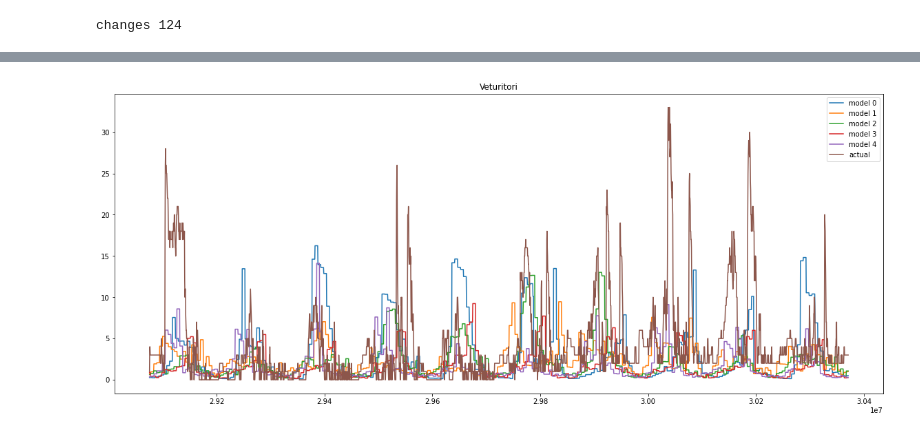
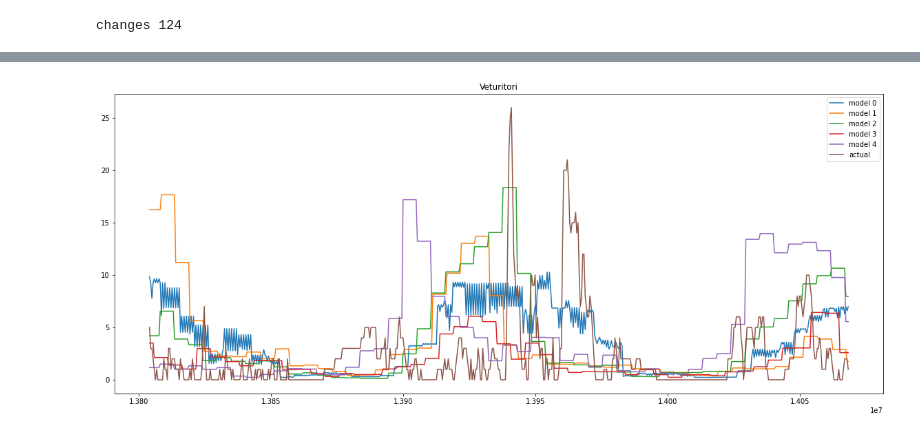
Before and after one commit to VirtualAkseli/NoMES, a Jupyter notebook: NoMAS_EDA.ipynb, the cells around one changed output, grey strips where cells are left out. Drawn from its saved outputs; the diff is of its cells as text; code cells hidden in the pictures.

```diff
--- a/NoMAS_EDA.ipynb
+++ b/NoMAS_EDA.ipynb
@@ -14,0 +40,5 @@ changes.head()
+# %%
+changes['time'] = pd.to_datetime(changes['time'])
+weather['time'] = pd.to_datetime(weather['time'].dt.strftime('%Y-%m-%d %H:%M'))
+changes['time'] = changes['time'].dt.strftime('%Y-%m-%d %H:%M')
+changes['time'] = pd.to_datetime(changes['time'])
@@ -15 +67,3 @@ changes.head()
+# %%
+changes = pd.merge(changes, weather, how='outer', on='time')
 # %%
@@ -96,7 +171,7 @@ def clean_names(names):
     return set([name.strip() for name in names])
 
 
-station_data = pd.read_csv("./tellingit_2017-2021.csv", sep=';')
+station_data = pd.read_csv("../Downloads/tellingit_2017-2021.csv", sep=';')
 station_names = station_data[station_data['year'] == 2020]['name'].unique()
 station_names = clean_names(station_names)
 station_ids = station_data[station_data['year'] == 2020]['id'].unique()
@@ -245,10 +322,9 @@ import sklearn
 from sklearn.ensemble import HistGradientBoostingRegressor
 from sklearn.model_selection import cross_validate, TimeSeriesSplit, cross_val_score
 
-station_i = 113
-changes = stations[station_i]
+changes['hour'] = changes['time'].dt.strftime('%H')
 changes = changes.assign(wday=changes['yday'] % 7 + 1)
-X = changes.drop(["bikesAvailable", "spacesAvailable", "state", "time", "minute", "allowDropoff", "state", "isFloatingBike", "realTimeData"], axis=1)
+X = changes[["wday", "hour", "day", "month", "Ilman lämpötila (degC)", "Sateen intensiteetti (mm/h)", "Tuulen nopeus (m/s)"]]
 y = changes["bikesAvailable"]
 
 # print(len(X), len(y))
@@ -316,15 +407,15 @@ Root Mean Squared Error: 5.754 +/- 0.967
 # %%
 # plot predictions
 import matplotlib.pyplot as plt
 
 plt.rcParams["figure.figsize"] = (20,8)
 
 for i, prediction in enumerate(predictions_indexed):
-    plt.plot(prediction, label=f"model {i}")
+    plt.plot(prediction.iloc[1000:1588], label=f"model {i}")
 
-plt.plot(y_test, label="actual")
+plt.plot(y_test[1000:1588], label="actual")
 plt.legend()
 plt.title(names_ids[station_i])
 plt.show()
 # %% [output]
-[figure, old version]
+[figure, new version]
```
Also changed, not shown: parts of 11 cells of this notebook.
